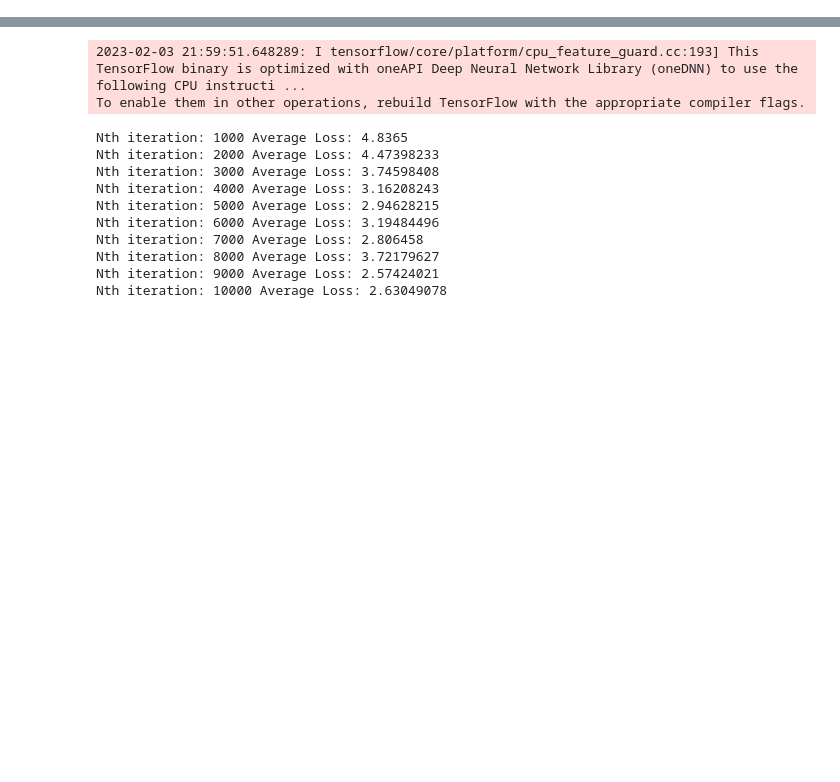
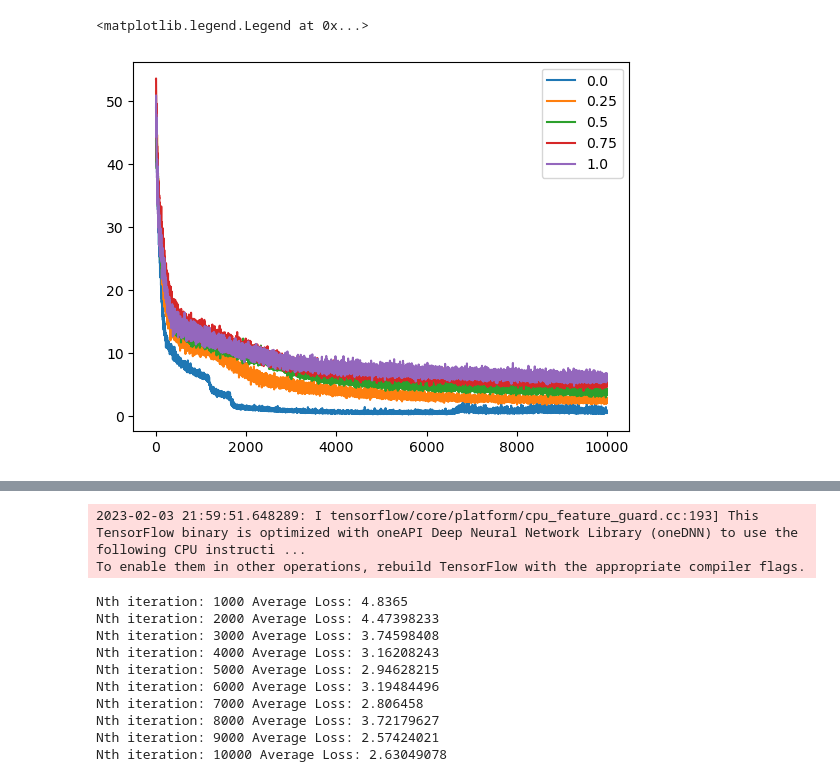
Before and after one commit to JosephRRB/GFlowNets_on_SpinFoams, a Jupyter notebook: GFlowNet Experiments on SpinFoams.ipynb, the cells around one changed output, grey strips where cells are left out. Cells and saved outputs as stored; diff of their text form; code cells hidden in the pictures; blank space fills up the shorter version.

Commit message:
put backward trajectories back for experiments

```diff
--- a/GFlowNet Experiments on SpinFoams.ipynb
+++ b/GFlowNet Experiments on SpinFoams.ipynb
@@ -161,0 +36,23 @@ plt.plot(ave_losses.numpy())
+# %%
+import os
+from datetime import datetime
+
+
+training_run_datetime = datetime.now().strftime("%B %d, %Y at %H:%M:%S")
+directory_for_generated_samples = (
+    f"generated_samples_during_training/{sf_model}/j={spin_j}/Training run on {training_run_datetime}"
+)
+
+
+batch_size = int(1e3)
+n_iterations = int(1e4)
+# n_iterations = int(300)
+fraction_of_training_from_back_trajectories = 0.0
+evaluation_batch_size = int(2e5)
+generate_samples_every_m_training_samples = int(2e5)
+
+ave_losses = runner.train_agent(
+    batch_size, n_iterations, fraction_of_training_from_back_trajectories,
+    evaluation_batch_size, generate_samples_every_m_training_samples,
+    directory_for_generated_samples
+)
@@ -161,0 +150,10 @@ plt.plot(ave_losses.numpy())
+# %%
+import matplotlib.pyplot as plt
+
+for i, f in enumerate([0.0, 0.25, 0.5, 0.75, 1.0]):
+    plt.plot(list_of_ave_losses[i], label=f)
+
+plt.legend()
+# %% [output]
+<matplotlib.legend.Legend at 0x...>
+[figure, added]
```
Also changed, not shown: parts of 23 cells of this notebook, 5 other files.
